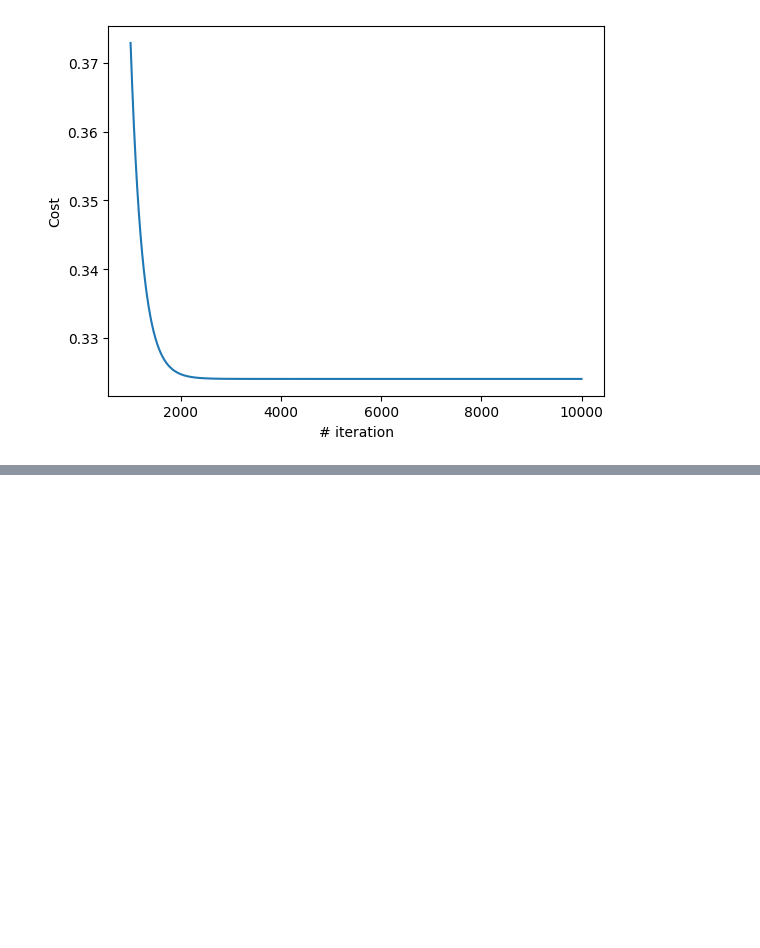
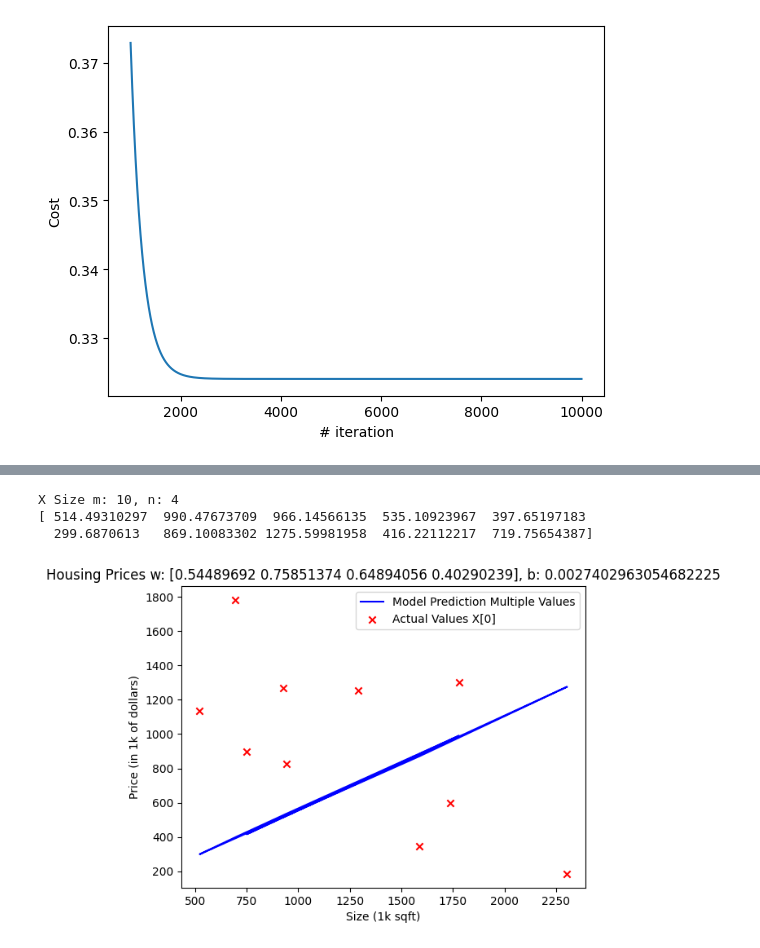
Before and after one commit to ZnoKunG/ml-python, a Jupyter notebook: regression.ipynb, the cells around one changed output, grey strips where cells are left out. Drawn from its saved outputs; the diff is of its cells as text; code cells hidden in the pictures; blank space fills up the shorter version.

Commit message:
implement gradient descent with multiple values

```diff
--- a/regression.ipynb
+++ b/regression.ipynb
@@ -162,0 +214,13 @@ plt.show()
+# %%
+# Multiple Variables Linear Regression
+n = 10
+# Generate random x values (size in 1k sqft), number of bedrooms, number of bathrooms, and age of the house (in years)
+x = np.zeros(shape=(n, 4))
+y = np.zeros(n)
+
+for i in range(x.shape[0]):
+    x[i] = np.array([np.random.randint(500, 2500), np.random.randint(1, 5), np.random.randint(1, 2), np.random.randint(10, 50)])
+    y[i] = np.random.randint(150, 2000)
+
+print(x)
+print(y)
@@ -162,0 +239,11 @@ plt.show()
+# %%
+# Initiailize params
+start_b = 0
+start_w = np.random.rand(4)
+print(start_w)
+
+# Gradient descent setting
+iters = 1000
+alpha = 1.0e-8
+
+w_final, b_final, cost_hist_mv = gradient_descent_mv(x, y, start_w ,start_b, alpha, iters)
@@ -162,0 +268,18 @@ plt.show()
+# %%
+f_wb = predict(x, w_final, b_final)
+
+print(f_wb)
+
+# Plot model prediction line regression
+plt.plot(x[: , 0], f_wb, c='b', label='Model Prediction Multiple Values')
+plt.scatter(x[:, 0], y, marker='x', c='r', label="Actual Values X[0]")
+plt.title(f"Housing Prices w: {w_final}, b: {b_final}")
+plt.ylabel("Price (in 1k of dollars)")
+plt.xlabel("Size (1k sqft)")
+plt.legend()
+plt.show()
+# %% [output]
+X Size m: 10, n: 4
+[ 514.49310297  990.47673709  966.14566135  535.10923967  397.65197183
+  299.6870613   869.10083302 1275.59981958  416.22112217  719.75654387]
+[figure, added]
```
Also changed, not shown: parts of 7 cells of this notebook.
